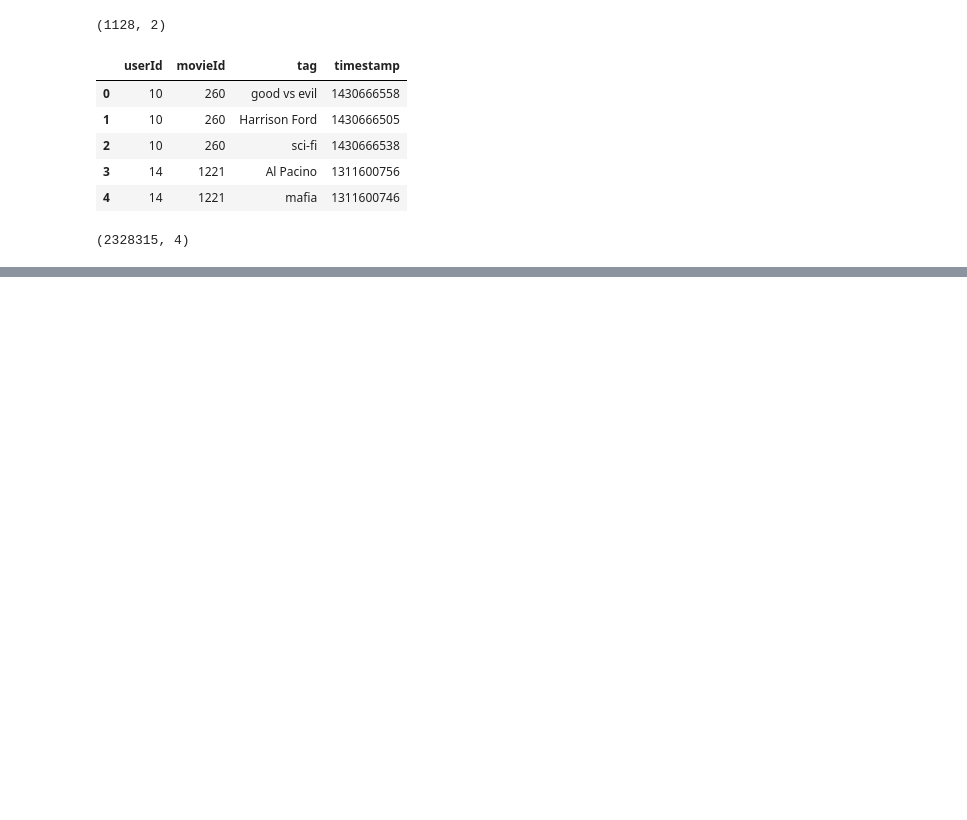
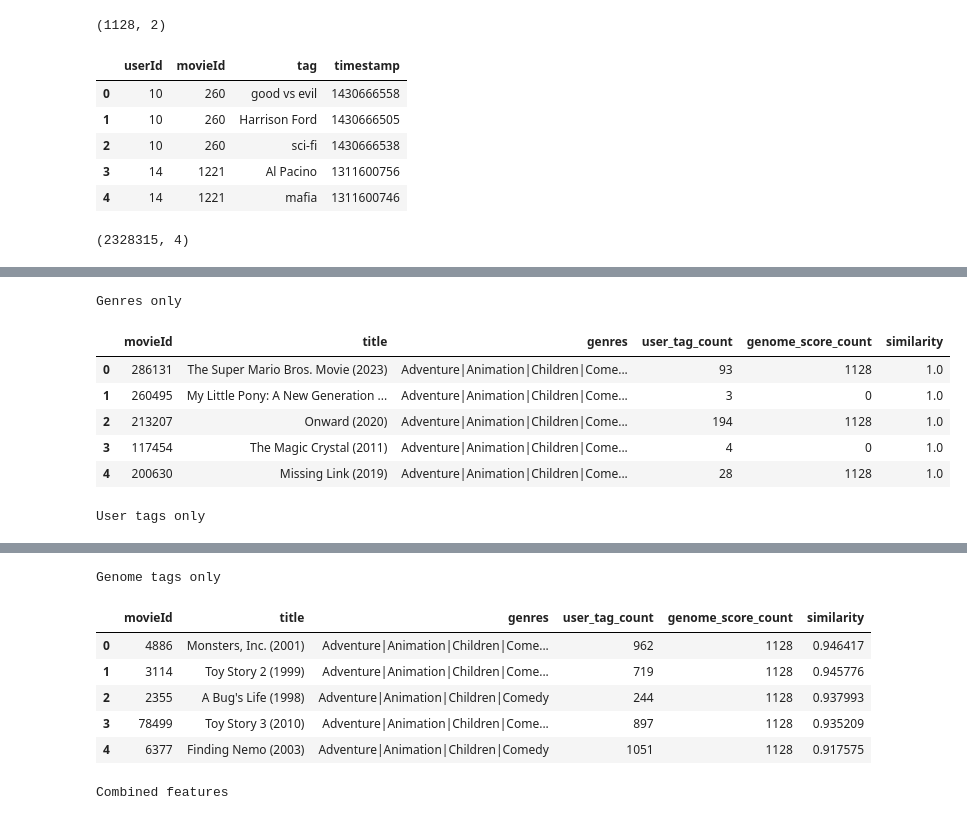
Before and after one commit to VidishBajpai/Movie-Recommender, a Jupyter notebook: notebooks/genre_&_genomeTag_based_filtering.ipynb, the cells around one changed output, grey strips where cells are left out. Saved outputs shown, nothing was run; the diff lists cells and outputs as text; code cells hidden in the pictures; blank space fills up the shorter version.

```diff
--- a/notebooks/genre_&_genomeTag_based_filtering.ipynb
+++ b/notebooks/genre_&_genomeTag_based_filtering.ipynb
@@ -30,0 +646,18 @@ tags.shape
+# %%
+for feature_name, matrix in [
+    ("Genres only", genre_matrix),
+    ("User tags only", user_tag_matrix),
+    ("Genome tags only", genome_matrix),
+    ("Combined features", combined_matrix),
+]:
+    print(feature_name)
+    display(recommend_similar_movies("Toy Story (1995)", n_recommendations=5, feature_matrix=matrix))
+# %% [output]
+Genres only
+|  | movieId | title | genres | user_tag_count | genome_score_count | similarity |
+| 0 | 286131 | The Super Mario Bros. Movie (2023) | Adventure|Animation|Children|Come... | 93 | 1128 | 1.0 |
+| 1 | 260495 | My Little Pony: A New Generation ... | Adventure|Animation|Children|Come... | 3 | 0 | 1.0 |
+| 2 | 213207 | Onward (2020) | Adventure|Animation|Children|Come... | 194 | 1128 | 1.0 |
+| 3 | 117454 | The Magic Crystal (2011) | Adventure|Animation|Children|Come... | 4 | 0 | 1.0 |
+| 4 | 200630 | Missing Link (2019) | Adventure|Animation|Children|Come... | 28 | 1128 | 1.0 |
+User tags only
@@ -30,0 +670,8 @@ tags.shape
+Genome tags only
+|  | movieId | title | genres | user_tag_count | genome_score_count | similarity |
+| 0 | 4886 | Monsters, Inc. (2001) | Adventure|Animation|Children|Come... | 962 | 1128 | 0.946417 |
+| 1 | 3114 | Toy Story 2 (1999) | Adventure|Animation|Children|Come... | 719 | 1128 | 0.945776 |
+| 2 | 2355 | A Bug's Life (1998) | Adventure|Animation|Children|Comedy | 244 | 1128 | 0.937993 |
+| 3 | 78499 | Toy Story 3 (2010) | Adventure|Animation|Children|Come... | 897 | 1128 | 0.935209 |
+| 4 | 6377 | Finding Nemo (2003) | Adventure|Animation|Children|Comedy | 1051 | 1128 | 0.917575 |
+Combined features
```
Also changed, not shown: parts of 28 cells of this notebook.
